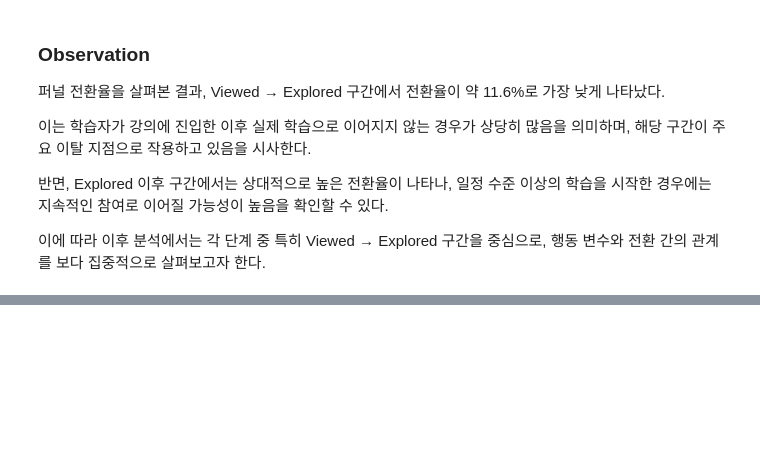
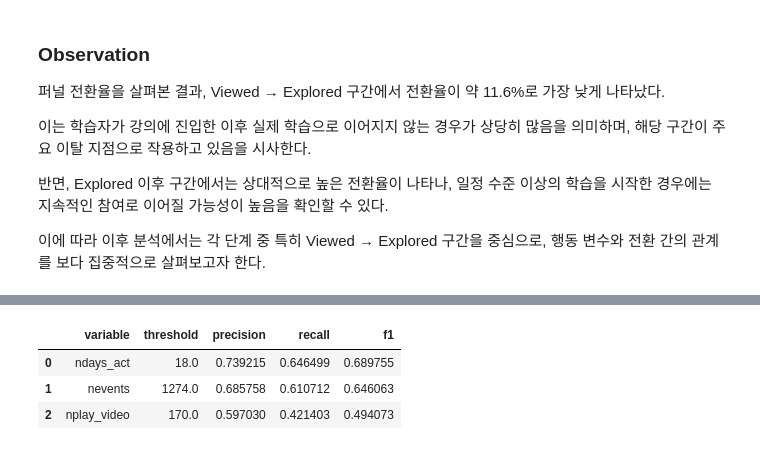
Before and after one commit to Ojirokim/data-analysis-practical-project, a Jupyter notebook: 김규열/mooc_funnel_threshold_analysis.ipynb, the cells around one changed output, grey strips where cells are left out. Cells and saved outputs as stored; diff of their text form; code cells hidden in the pictures; blank space fills up the shorter version.

```diff
--- a/김규열/mooc_funnel_threshold_analysis.ipynb
+++ b/김규열/mooc_funnel_threshold_analysis.ipynb
@@ -319,0 +671,44 @@ for col in cols:
+# %%
+def find_pr_threshold(x, y):
+    precision, recall, thresholds = precision_recall_curve(y, x)
+
+    # thresholds는 precision/recall보다 길이가 1 짧음
+    precision_adj = precision[:-1]
+    recall_adj = recall[:-1]
+
+    f1_scores = 2 * (precision_adj * recall_adj) / (precision_adj + recall_adj + 1e-9)
+    idx = np.argmax(f1_scores)
+
+    return {
+        "threshold": thresholds[idx],
+        "precision": precision_adj[idx],
+        "recall": recall_adj[idx],
+        "f1": f1_scores[idx]
+    }
+# %%
+y = df_v["explored"]
+
+cols = ["ndays_act", "nevents", "nplay_video"]
+
+f1_results = []
+
+for col in cols:
+    x = df_v[col].fillna(0)
+
+    thr, p, r, f1 = find_pr_threshold(x, y)
+
+    f1_results.append({
+        "variable": col,
+        "threshold": thr,
+        "precision": p,
+        "recall": r,
+        "f1": f1
+    })
+
+f1_df = pd.DataFrame(f1_results)
+f1_df
+# %% [output]
+|  | variable | threshold | precision | recall | f1 |
+| 0 | ndays_act | 18.0 | 0.739215 | 0.646499 | 0.689755 |
+| 1 | nevents | 1274.0 | 0.685758 | 0.610712 | 0.646063 |
+| 2 | nplay_video | 170.0 | 0.597030 | 0.421403 | 0.494073 |
```
Also changed, not shown: parts of 53 cells of this notebook.
